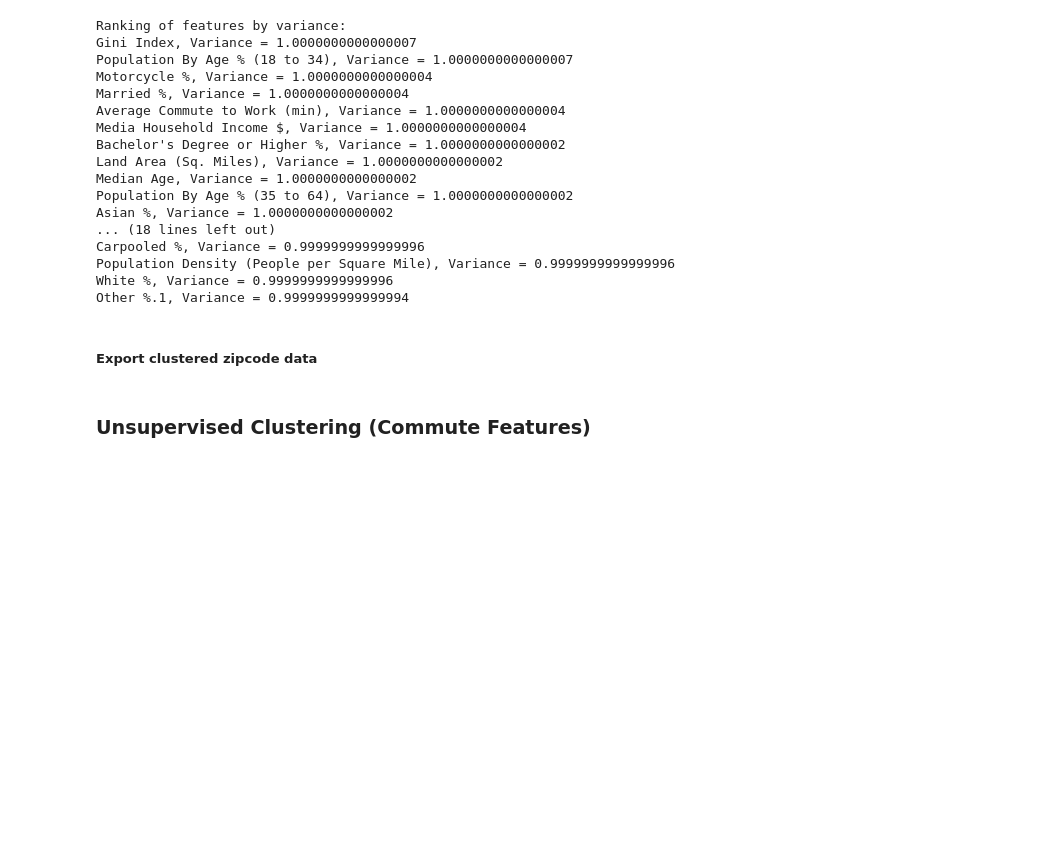
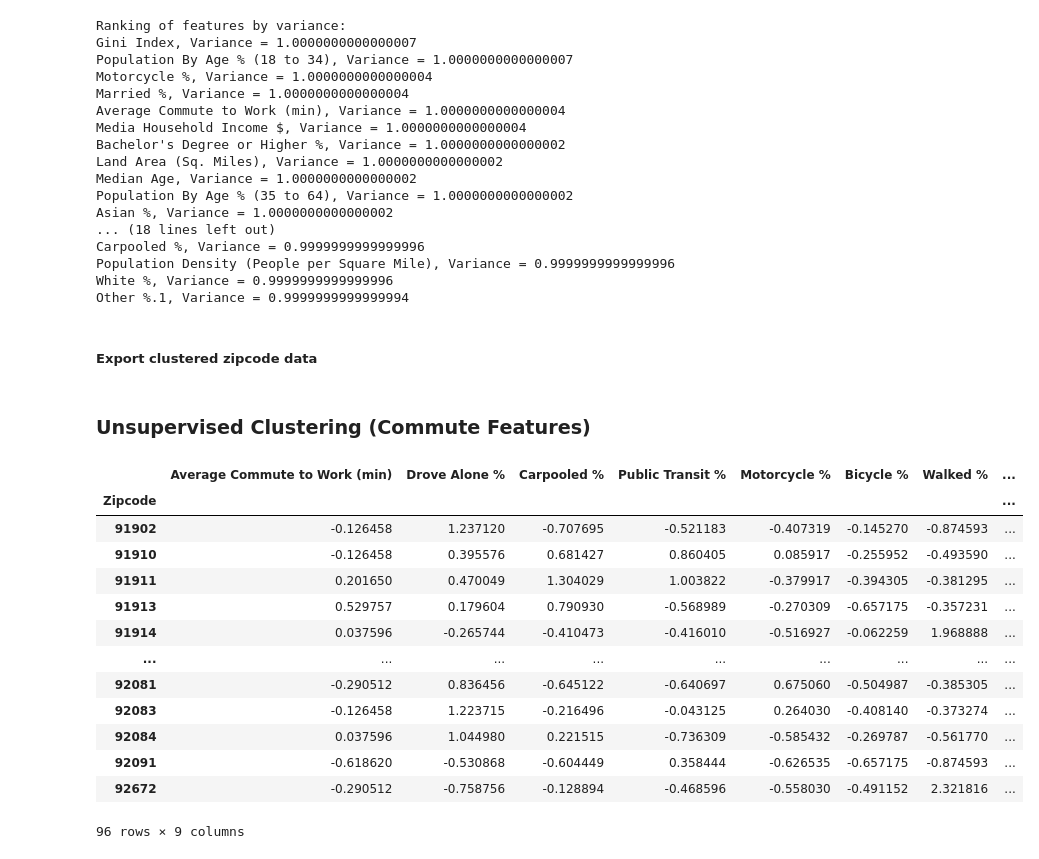
Before and after one commit to claireZHL/CCE-Data-Analysis, a Jupyter notebook: SD Zipcode Clustering/ San Diego Zipcode Clustering.ipynb, the cells around one changed output. Cells and saved outputs as stored; diff of their text form; code cells hidden in the pictures; blank space fills up the shorter version.

```diff
--- a/SD Zipcode Clustering/ San Diego Zipcode Clustering.ipynb
+++ b/SD Zipcode Clustering/ San Diego Zipcode Clustering.ipynb
@@ -288,3 +288,23 @@ csv_filename = 'labeled SD zipcode 4 clusters.csv'
 original_df.to_csv(csv_filename, index=True)
 # %% [markdown]
 ### Unsupervised Clustering (Commute Features)
+# %%
+commute_df = df[['Average Commute to Work (min)', 'Drove Alone %', 'Carpooled %',
+       'Public Transit %', 'Motorcycle %', 'Bicycle %', 'Walked %',
+       'Other %.1', 'Worked at Home %']]
+commute_df
+# %% [output]
+|  | Average Commute to Work (min) | Drove Alone % | Carpooled % | Public Transit % | Motorcycle % | Bicycle % | Walked % | ... |
+| Zipcode |  |  |  |  |  |  |  | ... |
+| 91902 | -0.126458 | 1.237120 | -0.707695 | -0.521183 | -0.407319 | -0.145270 | -0.874593 | ... |
+| 91910 | -0.126458 | 0.395576 | 0.681427 | 0.860405 | 0.085917 | -0.255952 | -0.493590 | ... |
+| 91911 | 0.201650 | 0.470049 | 1.304029 | 1.003822 | -0.379917 | -0.394305 | -0.381295 | ... |
+| 91913 | 0.529757 | 0.179604 | 0.790930 | -0.568989 | -0.270309 | -0.657175 | -0.357231 | ... |
+| 91914 | 0.037596 | -0.265744 | -0.410473 | -0.416010 | -0.516927 | -0.062259 | 1.968888 | ... |
+| ... | ... | ... | ... | ... | ... | ... | ... | ... |
+| 92081 | -0.290512 | 0.836456 | -0.645122 | -0.640697 | 0.675060 | -0.504987 | -0.385305 | ... |
+| 92083 | -0.126458 | 1.223715 | -0.216496 | -0.043125 | 0.264030 | -0.408140 | -0.373274 | ... |
+| 92084 | 0.037596 | 1.044980 | 0.221515 | -0.736309 | -0.585432 | -0.269787 | -0.561770 | ... |
+| 92091 | -0.618620 | -0.530868 | -0.604449 | 0.358444 | -0.626535 | -0.657175 | -0.874593 | ... |
+| 92672 | -0.290512 | -0.758756 | -0.128894 | -0.468596 | -0.558030 | -0.491152 | 2.321816 | ... |
+96 rows × 9 columns
```
Also changed, not shown: parts of 17 cells of this notebook, 39 other files.
